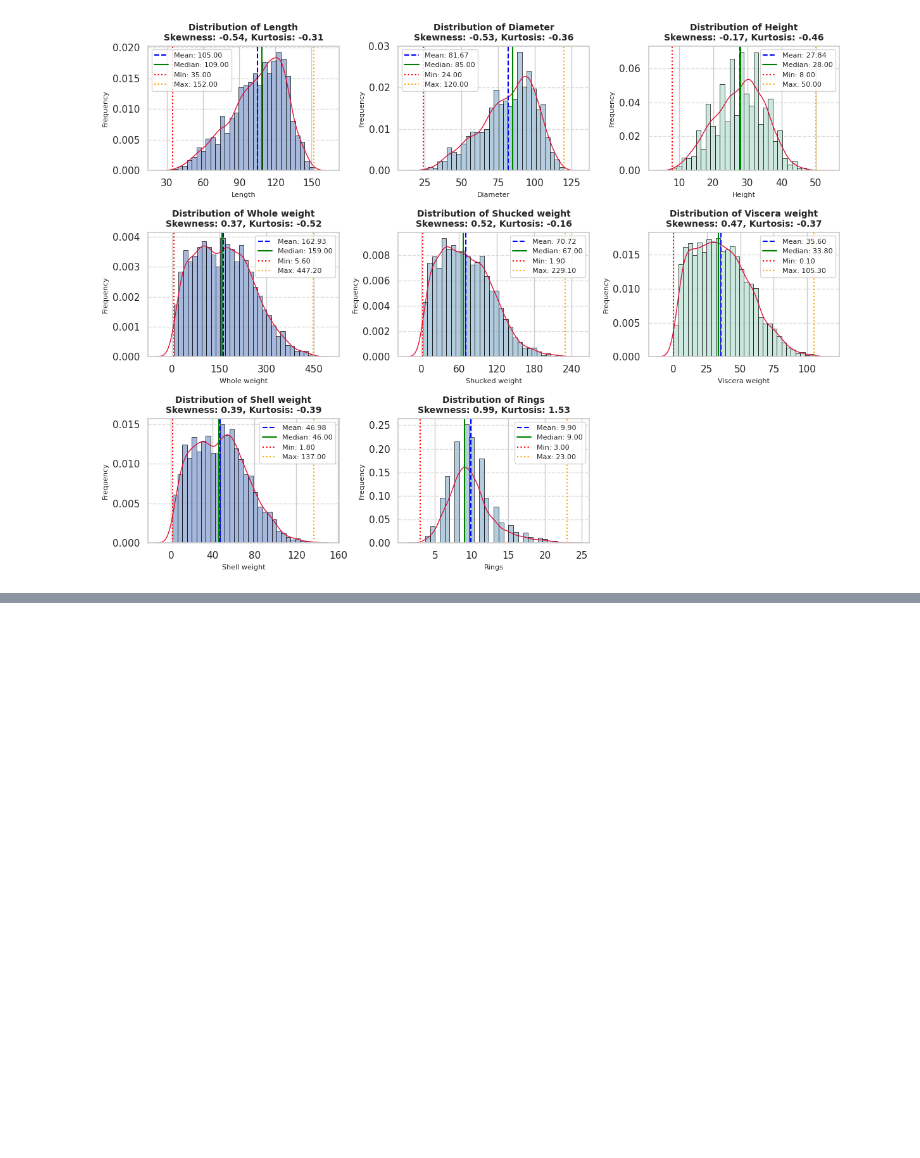
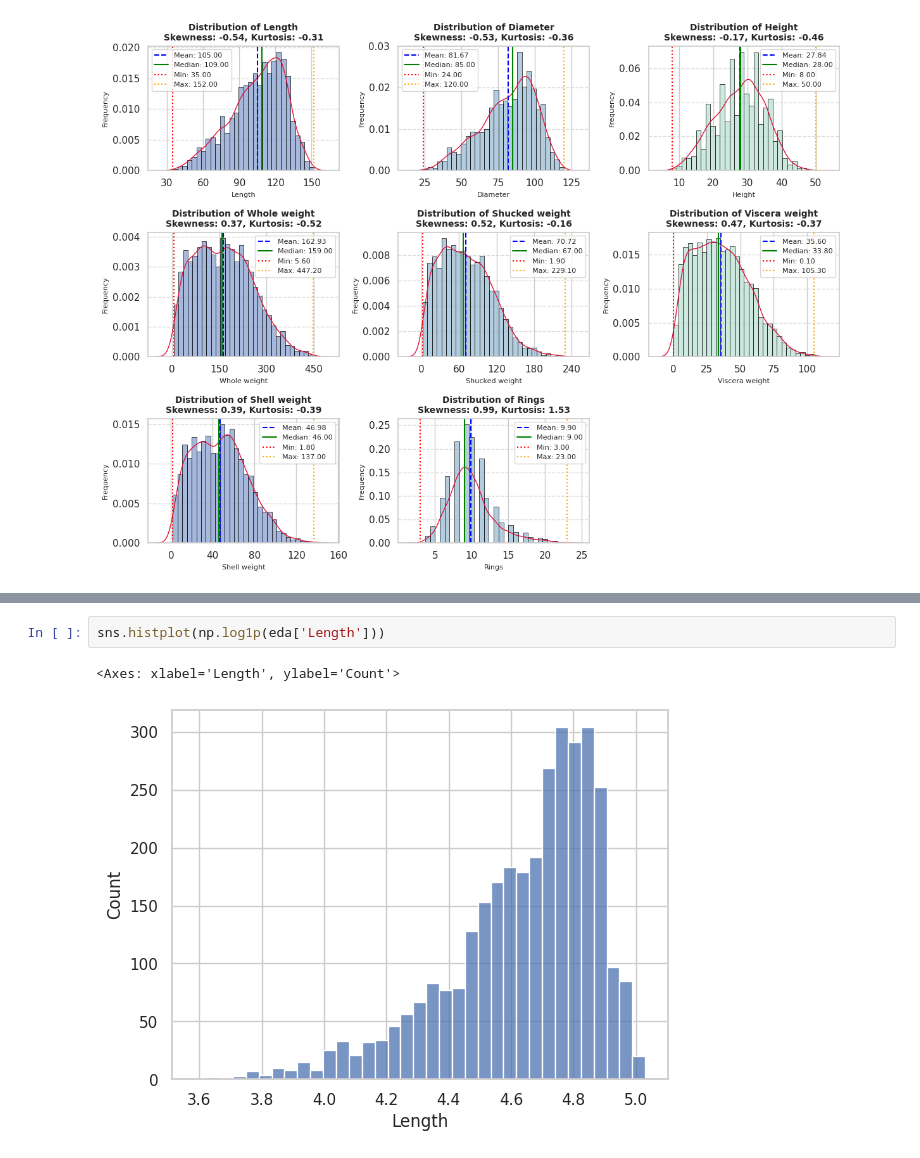
Before and after one commit to Moraw1993/ML_projects, a Jupyter notebook: Abalone/abalone.ipynb, the cells around one changed output, grey strips where cells are left out. Saved outputs shown, nothing was run; the diff lists cells and outputs as text; blank space fills up the shorter version.

```diff
--- a/Abalone/abalone.ipynb
+++ b/Abalone/abalone.ipynb
@@ -420,0 +547,5 @@ sns.histplot(np.sqrt(eda['Shell weight']))
+# %%
+sns.histplot(np.log1p(eda['Length']))
+# %% [output]
+<Axes: xlabel='Length', ylabel='Count'>
+[figure, added]
```
Also changed, not shown: parts of 3 cells of this notebook.
